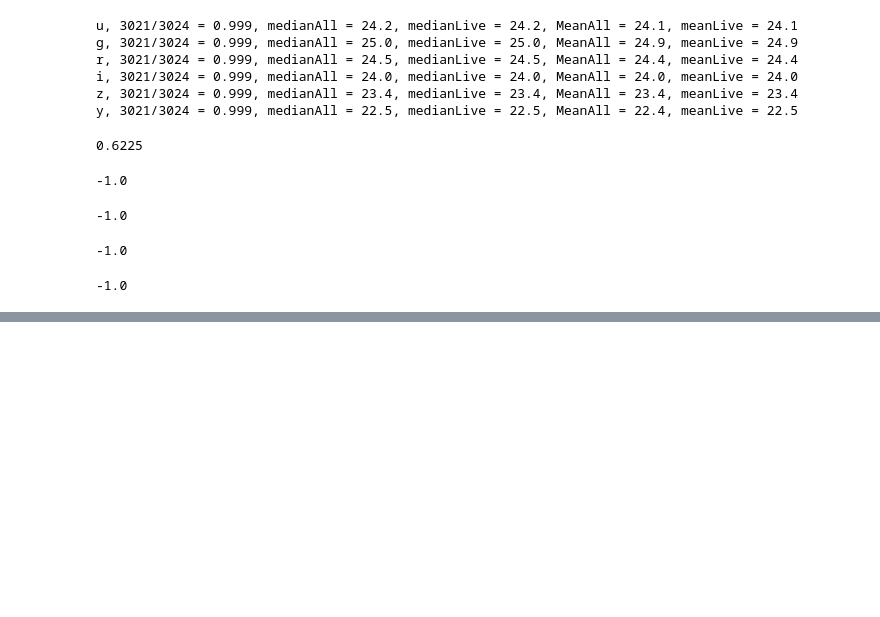
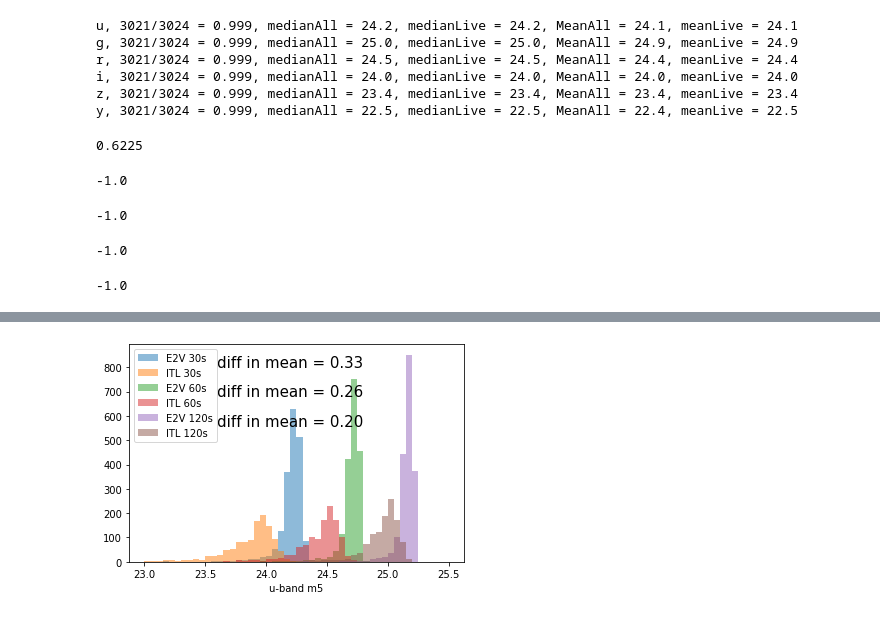
Before and after one commit to rhiannonlynne/f_factors, a Jupyter notebook: source/m5_by_amp/batch/make_master_db.ipynb, the cells around one changed output, grey strips where cells are left out. Saved outputs shown, nothing was run; the diff lists cells and outputs as text; code cells hidden in the pictures; blank space fills up the shorter version.

Commit message:
add u-band 1min and 2min visits

```diff
--- a/source/m5_by_amp/batch/make_master_db.ipynb
+++ b/source/m5_by_amp/batch/make_master_db.ipynb
@@ -257,0 +282,15 @@ mdf['m5_u']['R01_S01_C00']
+# %%
+bins=np.linspace(23, 25.5, 51)
+plt.hist(mdf.loc[idxe2v,'m5_u'], bins, alpha = 0.5, label='E2V 30s')
+plt.hist(mdf.loc[idxitl,'m5_u'], bins, alpha = 0.5, label='ITL 30s')
+plt.hist(mdf.loc[idxe2v,'u1'], bins, alpha = 0.5, label='E2V 60s')
+plt.hist(mdf.loc[idxitl,'u1'], bins, alpha = 0.5, label='ITL 60s')
+plt.hist(mdf.loc[idxe2v,'u2'], bins, alpha = 0.5, label='E2V 120s')
+plt.hist(mdf.loc[idxitl,'u2'], bins, alpha = 0.5, label='ITL 120s')
+plt.xlabel('u-band m5')
+plt.text(23.6, 800, 'diff in mean = %.2f'%(d0), color = 'black', fontsize=15)
+plt.text(23.6, 680, 'diff in mean = %.2f'%(d1), color = 'black', fontsize=15)
+plt.text(23.6, 560, 'diff in mean = %.2f'%(d2), color = 'black', fontsize=15)
+plt.legend();
+# %% [output]
+[figure, added]
```
Also changed, not shown: parts of 9 cells of this notebook, 25 other files.
